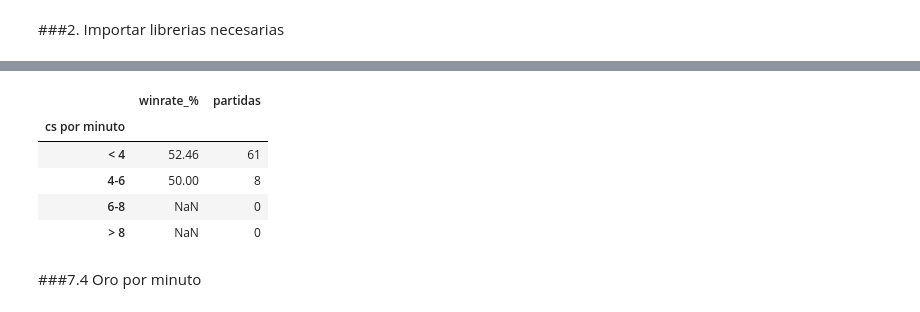
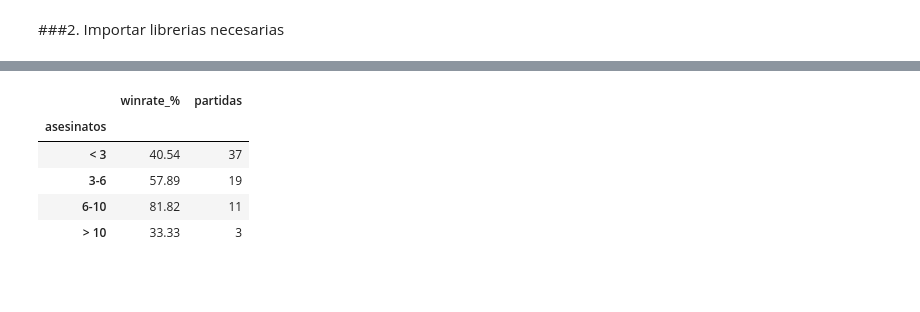
Before and after one commit to Elkinml06/Fundamentos_Ciencia_Datos, a Jupyter notebook: Lol/lol.ipynb, the cells around one changed output, grey strips where cells are left out. Saved outputs shown, nothing was run; the diff lists cells and outputs as text; code cells hidden in the pictures; blank space fills up the shorter version.

Commit message:
Proyecto Lol - Segundo Corte

```diff
--- a/Lol/lol.ipynb
+++ b/Lol/lol.ipynb
@@ -591,0 +294,17 @@ kda_stats
+# %%
+# Orden cronológico dentro de cada partida
+df_frames = df_frames.sort_values(["match_id", "minuto"]).reset_index(drop=True)
+# %%
+# Variables derivadas
+# Vida como % de la vida máxima y cambio respecto al minuto anterior
+df_frames["vida_pct"] = df_frames["champ_health"] / df_frames["champ_healthMax"] * 100
+df_frames["delta_vida_pct"] = df_frames.groupby("match_id")["vida_pct"].diff()
+
+# Fase de la partida
+df_frames["fase"] = pd.cut(
+    df_frames["minuto"],
+    bins=[-1, 14, 25, 200],
+    labels=["Early (0-14)", "Mid (15-25)", "Late (26+)"]
+)
+
+df_frames[["match_id", "minuto", "segundos", "vida_pct", "delta_vida_pct", "fase"]].head()
@@ -592,3 +516,15 @@ kda_stats
+# %%
+# Winrate de kda
+df_partidas["KDA"] = pd.cut(
+    df_partidas["kda"],
+    bins=[-1, 2, 3.5, 5, 100],
+    labels=["< 2", "2-3.5", "3.5-5", "> 5"]
+)
+
+kda_stats = df_partidas.groupby("KDA", observed=False).agg(
+    winrate_pct=("win", lambda x: x.mean() * 100),
+    partidas=("win", "count")
+).round(2).rename(columns={"winrate_pct": "winrate_%"})
 # %%
 kda_winrates = kda_stats['winrate_%']
 kda_categories = kda_stats.index.astype(str)
@@ -649,23 +876,21 @@ display(cs_stats.round(2))
 # %%
-## Winrate de cs_por_min
-df_matches["cs por minuto"] = pd.cut(
-    df_matches["cs_por_min"],
-    bins=[0, 4, 6, 8, 100],
-    labels=["< 4", "4-6", "6-8", "> 8"]
+# Winrate kills
+df_partidas["asesinatos"] = pd.cut(
+    df_partidas["kills"],
+    bins=[-1, 3, 6, 10, 100],
+    labels=["< 3", "3-6", "6-10", "> 10"]
 )
 
-cs_stats = df_matches.groupby("cs por minuto", observed=False).agg(
+kills_stats = df_partidas.groupby("asesinatos", observed=False).agg(
     winrate_pct=("win", lambda x: x.mean() * 100),
     partidas=("win", "count")
 ).round(2).rename(columns={"winrate_pct": "winrate_%"})
 
-cs_stats
+kills_stats
 # %% [output]
 |  | winrate_% | partidas |
-| cs por minuto |  |  |
-| < 4 | 52.46 | 61 |
-| 4-6 | 50.00 | 8 |
-| 6-8 | NaN | 0 |
-| > 8 | NaN | 0 |
+| asesinatos |  |  |
+| < 3 | 40.54 | 37 |
+| 3-6 | 57.89 | 19 |
+| 6-10 | 81.82 | 11 |
+| > 10 | 33.33 | 3 |
-# %% [markdown]
-###7.4 Oro por minuto
```
Also changed, not shown: parts of 146 cells of this notebook, 5 other files.
